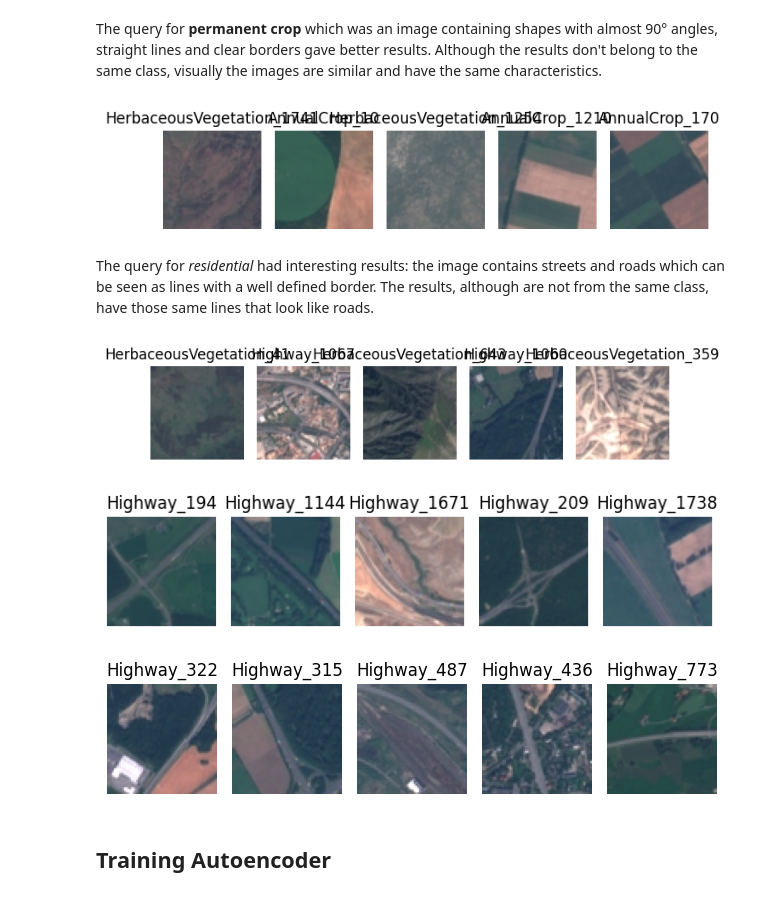
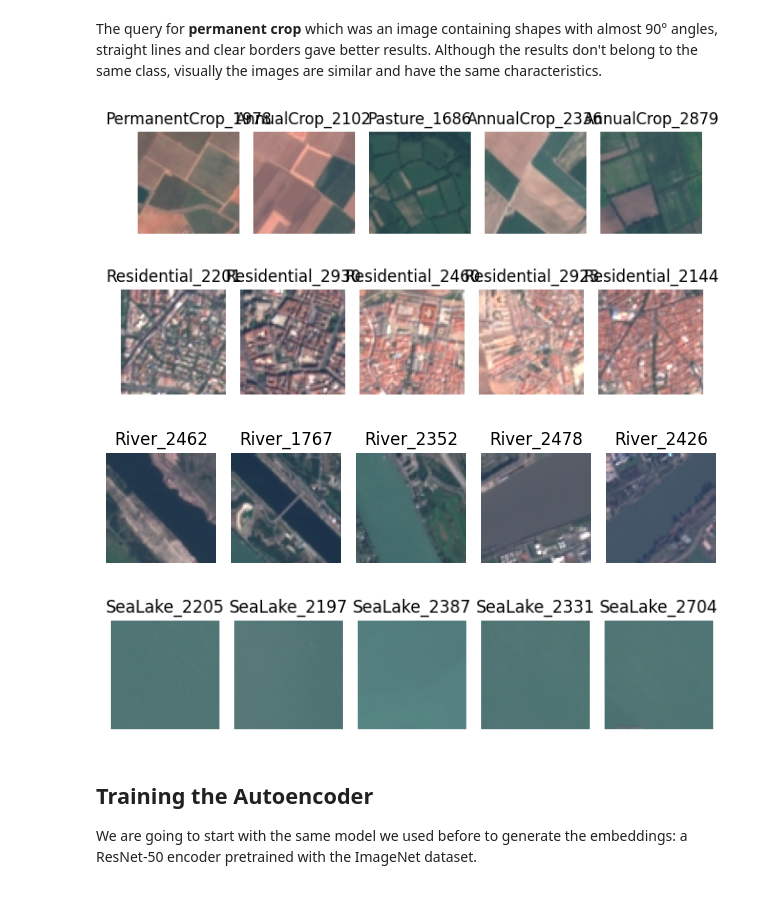
Before and after one commit to DiegoMont/deep-learning-research, a Jupyter notebook: feature-extraction/resnet_autoencoder.ipynb, the cells around one changed output. Saved outputs shown, nothing was run; the diff lists cells and outputs as text; code cells hidden in the pictures.

```diff
--- a/feature-extraction/resnet_autoencoder.ipynb
+++ b/feature-extraction/resnet_autoencoder.ipynb
@@ -443,25 +443,24 @@ plot_images(trainset, indices[QUERY_6_IDX])
 # %% [markdown]
 The query for **permanent crop** which was an image containing shapes with almost 90° angles, straight lines and clear borders gave better results. Although the results don't belong to the same class, visually the images are similar and have the same characteristics.
 # %%
-plot_images(trainset, indices[QUERY_7_IDX])
+plot_images(validationset, indices[QUERY_7_IDX])
 # %% [output]
-[figure, old version]
+[figure, new version]
-# %% [markdown]
-The query for *residential* had interesting results: the image contains streets and roads which can be seen as lines with a well defined border. The results, although are not from the same class, have those same lines that look like roads.
 # %%
-plot_images(trainset, indices[QUERY_8_IDX])
+plot_images(validationset, indices[QUERY_8_IDX])
 # %% [output]
-[figure, old version]
+[figure, new version]
 # %%
-plot_images(trainset, indices[QUERY_9_IDX])
+plot_images(validationset, indices[QUERY_9_IDX])
 # %% [output]
-[figure, old version]
+[figure, new version]
 # %%
-plot_images(trainset, indices[QUERY_10_IDX])
+plot_images(validationset, indices[QUERY_10_IDX])
 # %% [output]
-[figure, old version]
+[figure, new version]
-# %% [markdown]
-## Training Autoencoder
+# %% [markdown]
+## Training the Autoencoder
+We are going to start with the same model we used before to generate the embeddings: a ResNet-50 encoder pretrained with the ImageNet dataset.
 # %%
 from torchvision.models.resnet import ResNet50_Weights
 
```
Also changed, not shown: parts of 50 cells of this notebook.
